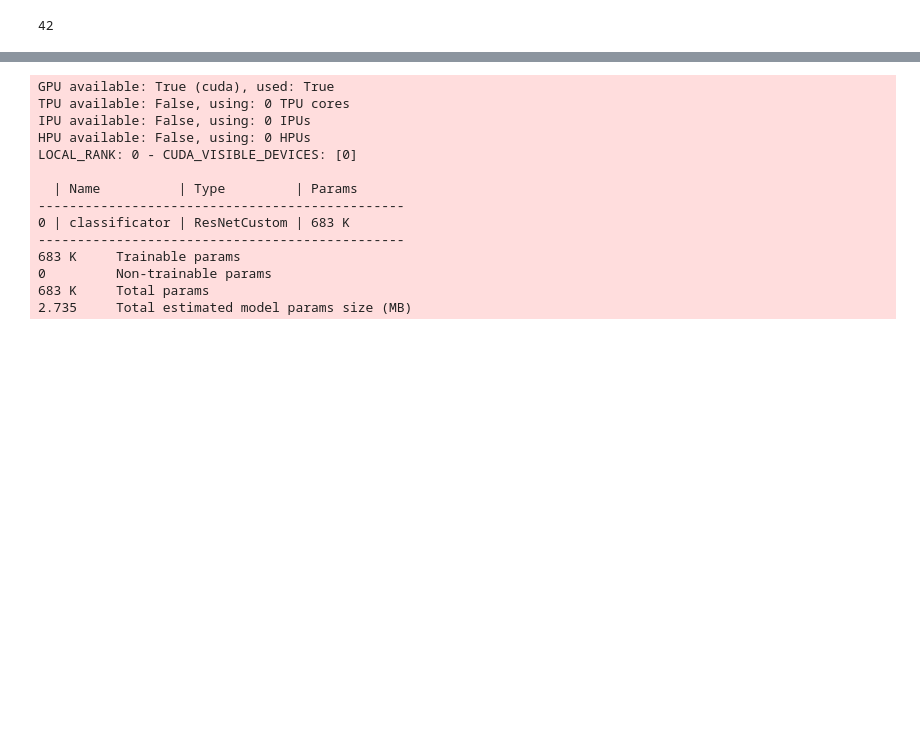
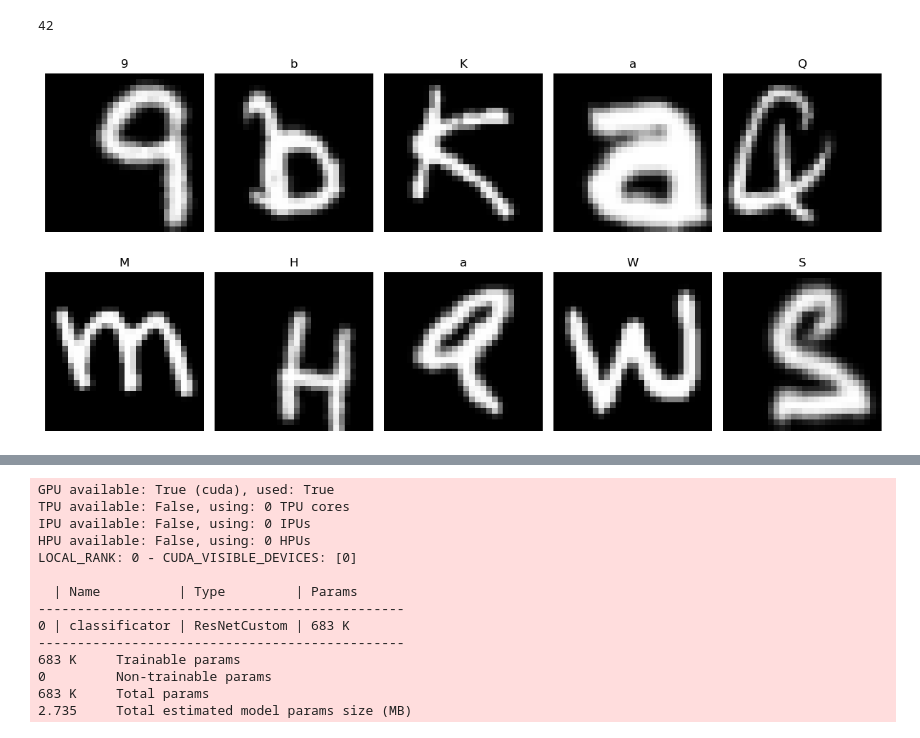
Before and after one commit to AIladin/ResNet-DL22-23, a Jupyter notebook: train.ipynb, the cells around one changed output, grey strips where cells are left out. Saved outputs shown, nothing was run; the diff lists cells and outputs as text; code cells hidden in the pictures; blank space fills up the shorter version.

Commit message:
trained with augmentations and added vizualizations

```diff
--- a/train.ipynb
+++ b/train.ipynb
@@ -55,4 +56,6 @@ train_dataloader = DataLoader(data_train, batch_size=BATCH_SIZE, num_workers=12)
 val_dataloader = DataLoader(data_val, batch_size=BATCH_SIZE, num_workers=12)
 test_dataloader = DataLoader(data_test, batch_size=BATCH_SIZE, num_workers=12)
 # %%
-# TODO plot images
+visualize_augmentations(emnist_train)
+# %% [output]
+[figure, added]
```
Also changed, not shown: parts of 7 cells of this notebook, 2 other files.
